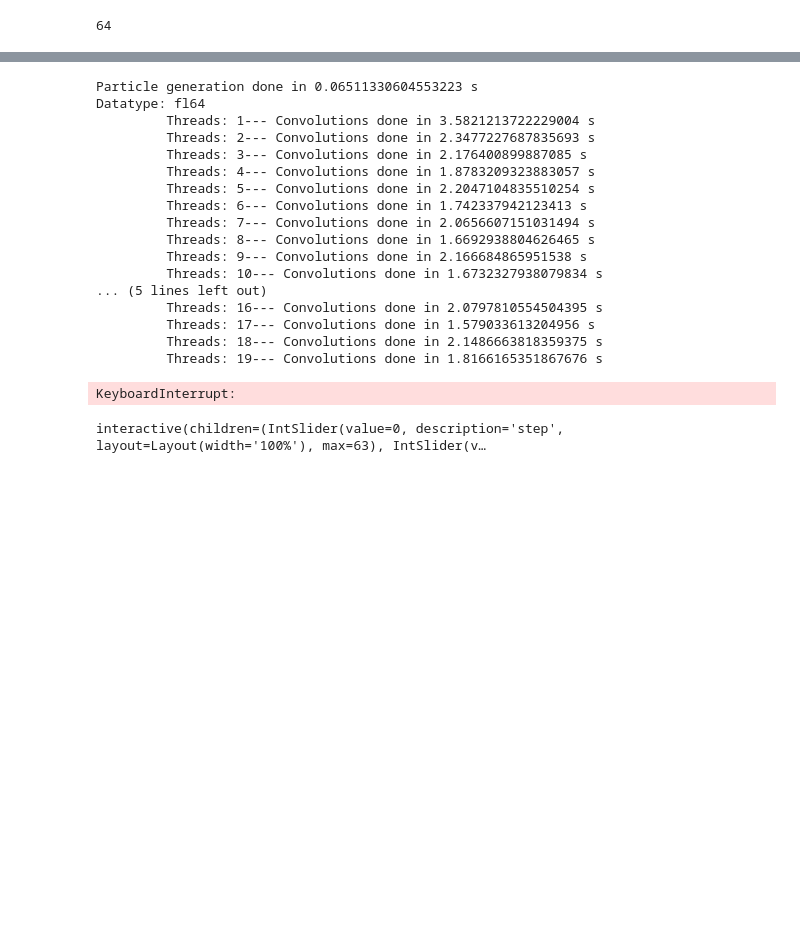
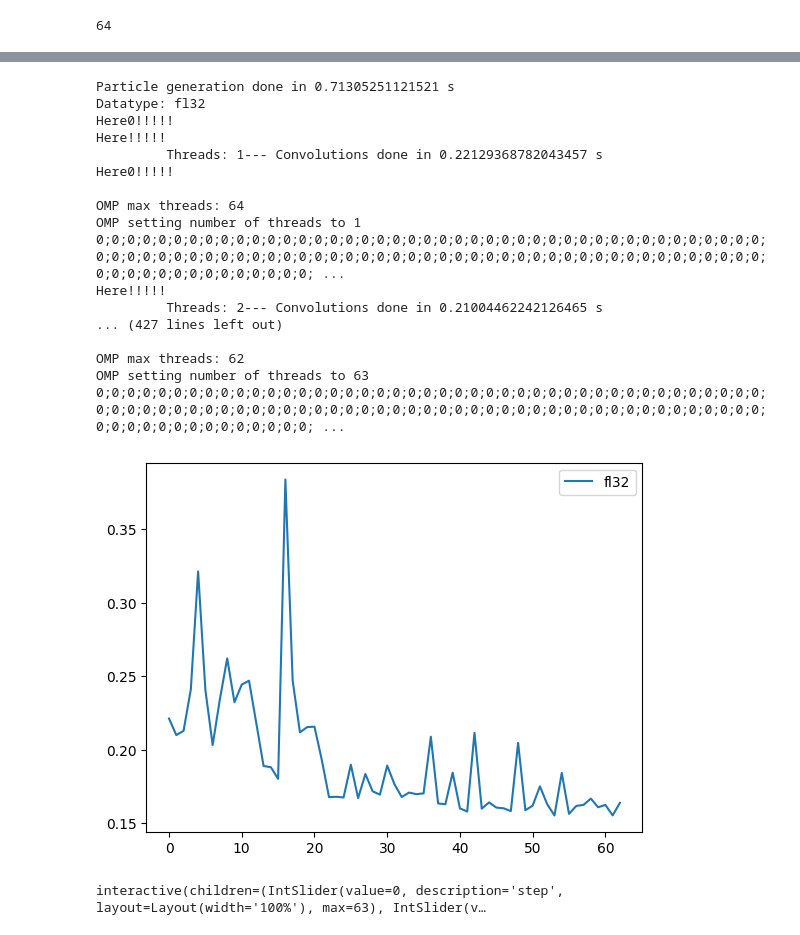
Before and after one commit to luzny274/DeepLearning_iSCAT, a Jupyter notebook: Convolution_Benchmark/Benchmark.ipynb, the cells around one changed output, grey strips where cells are left out. Cells and saved outputs as stored; diff of their text form; code cells hidden in the pictures; blank space fills up the shorter version.

```diff
--- a/Convolution_Benchmark/Benchmark.ipynb
+++ b/Convolution_Benchmark/Benchmark.ipynb
@@ -41,7 +39,7 @@ Sample width:  960
 
 FOV_edge = sample_size_px / 2 - camera_fov_px / 2
 
-sample_count = 100
+sample_count = 1000
 
 PSF_subpx_fl64 = PSF_subpx.astype('float64')
 PSF_subpx_fl32 = PSF_subpx.astype('float32')
@@ -80,3 +78,6 @@ threads_begin = 1
 threads_end = number_of_threads
 # %% [output]
 64
+# %%
+optimized_thread_cnt = 5
+conv_calc = SpConv.ConvolutionCalculator_fl32(PSF_subpx_fl32, optimized_thread_cnt, 1)
@@ -106,54 +109,56 @@ def test_convolution_parallel_omp(thread_count, particle_positions, step_count,
     if datatyp == np.float32:
         psf = PSF_subpx_fl32
     if datatyp == np.uint32:
         psf = PSF_subpx_ui32
     if datatyp == np.uint16:
         psf = PSF_subpx_ui16
 
-    samples = SpConv.convolve(thread_count, camera_fov_px, poss, sample_sizes, intensities, psf, datatyp, verbose=0)
+    samples = conv_calc.convolve(thread_count, camera_fov_px, poss, sample_sizes, intensities, verbose=1)
 
     perf = time.time() - startTime
     return [samples, perf]
 
 
 #Testing
 
-datatypes = [np.float64, np.float32, np.uint32, np.uint16]
-str_types = ["fl64", "fl32", "ui32", "ui16"]
+# datatypes = [np.float64, np.float32, np.uint32, np.uint16]
+# str_types = ["fl64", "fl32", "ui32", "ui16"]
+datatypes = [np.float32]
+str_types = ["fl32"]
 perfs_omp = np.zeros((len(datatypes), threads_end - threads_begin))
 
 sampless = list()
 
 for d in range(len(datatypes)):
     print("Datatype: " + str_types[d])
     for i in range(threads_begin, threads_end):
         samples, perfs_omp[d, i-threads_begin] = test_convolution_parallel_omp(i, poss, steps, particle_count, datatypes[d])
         print("\t Threads: " + str(i) + "--- Convolutions done in " + str(perfs_omp[d, i-threads_begin]) + " s")
     sampless.append(samples)
 
     plt.plot(perfs_omp[d])
 plt.legend(str_types)
 
 plt.show()
 # %% [output]
-Particle generation done in 0.06511330604553223 s
-Datatype: fl64
-         Threads: 1--- Convolutions done in 3.5821213722229004 s
-         Threads: 2--- Convolutions done in 2.3477227687835693 s
-         Threads: 3--- Convolutions done in 2.176400899887085 s
-         Threads: 4--- Convolutions done in 1.8783209323883057 s
-         Threads: 5--- Convolutions done in 2.2047104835510254 s
-         Threads: 6--- Convolutions done in 1.742337942123413 s
-         Threads: 7--- Convolutions done in 2.0656607151031494 s
-         Threads: 8--- Convolutions done in 1.6692938804626465 s
-         Threads: 9--- Convolutions done in 2.166684865951538 s
-         Threads: 10--- Convolutions done in 1.6732327938079834 s
-... (5 lines left out)
-         Threads: 16--- Convolutions done in 2.0797810554504395 s
-         Threads: 17--- Convolutions done in 1.579033613204956 s
-         Threads: 18--- Convolutions done in 2.1486663818359375 s
-         Threads: 19--- Convolutions done in 1.8166165351867676 s
+Particle generation done in 0.71305251121521 s
+Datatype: fl32
+Here0!!!!!
+Here!!!!!
+         Threads: 1--- Convolutions done in 0.22129368782043457 s
+Here0!!!!!
+
+OMP max threads: 64
+OMP setting number of threads to 1
+0;0;0;0;0;0;0;0;0;0;0;0;0;0;0;0;0;0;0;0;0;0;0;0;0;0;0;0;0;0;0;0;0;0;0;0;0;0;0;0;0;0;0;0;0;0;0;0;0;0;0;0;0;0;0;0;0;0;0;0;0;0;0;0;0;0;0;0;0;0;0;0;0;0;0;0;0;0;0;0;0;0;0;0;0;0;0;0;0;0;0;0;0;0;0;0;0;0;0;0; ...
+Here!!!!!
+         Threads: 2--- Convolutions done in 0.21004462242126465 s
+... (427 lines left out)
+
+OMP max threads: 62
+OMP setting number of threads to 63
+0;0;0;0;0;0;0;0;0;0;0;0;0;0;0;0;0;0;0;0;0;0;0;0;0;0;0;0;0;0;0;0;0;0;0;0;0;0;0;0;0;0;0;0;0;0;0;0;0;0;0;0;0;0;0;0;0;0;0;0;0;0;0;0;0;0;0;0;0;0;0;0;0;0;0;0;0;0;0;0;0;0;0;0;0;0;0;0;0;0;0;0;0;0;0;0;0;0;0;0; ...
-KeyboardInterrupt:
+[figure, added]
 # %%
 #Draw Fast
 sample_inds = np.insert(np.cumsum(sample_sizes), 0, 0)
```
Also changed, not shown: parts of 3 cells of this notebook, 2 other files.
